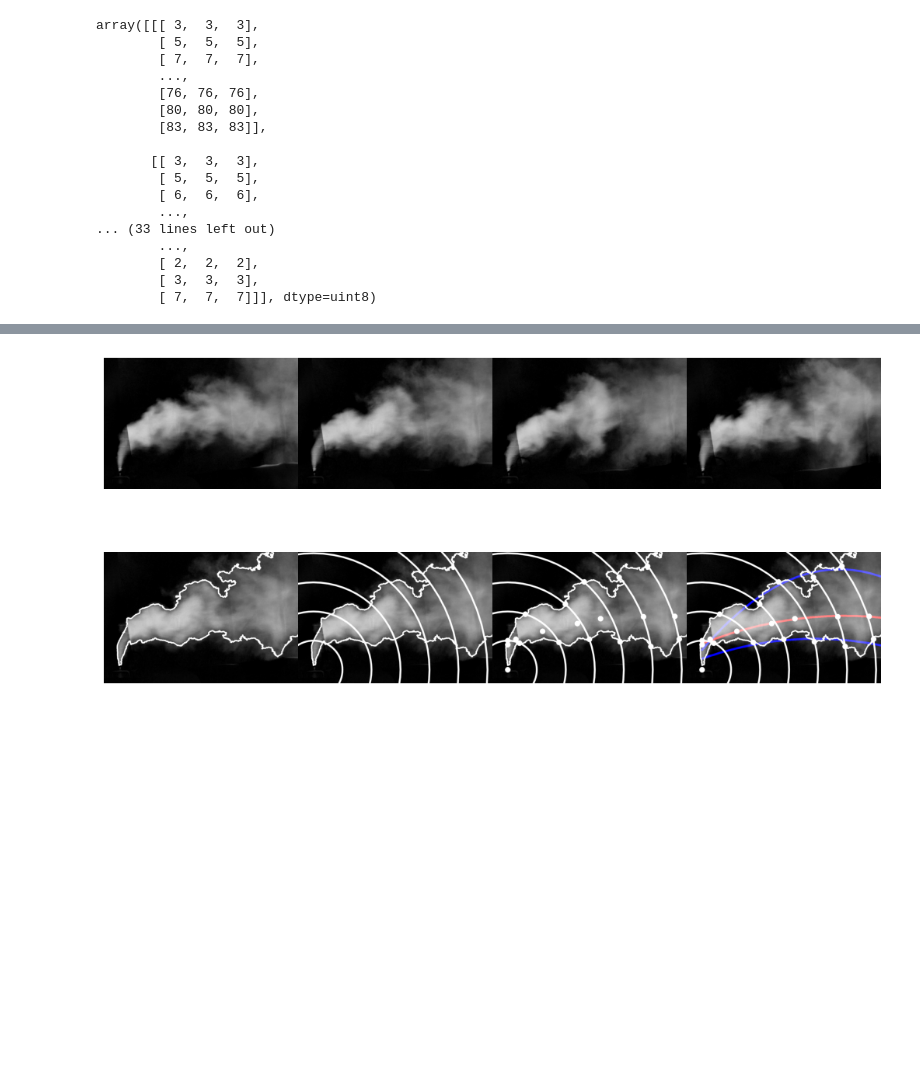
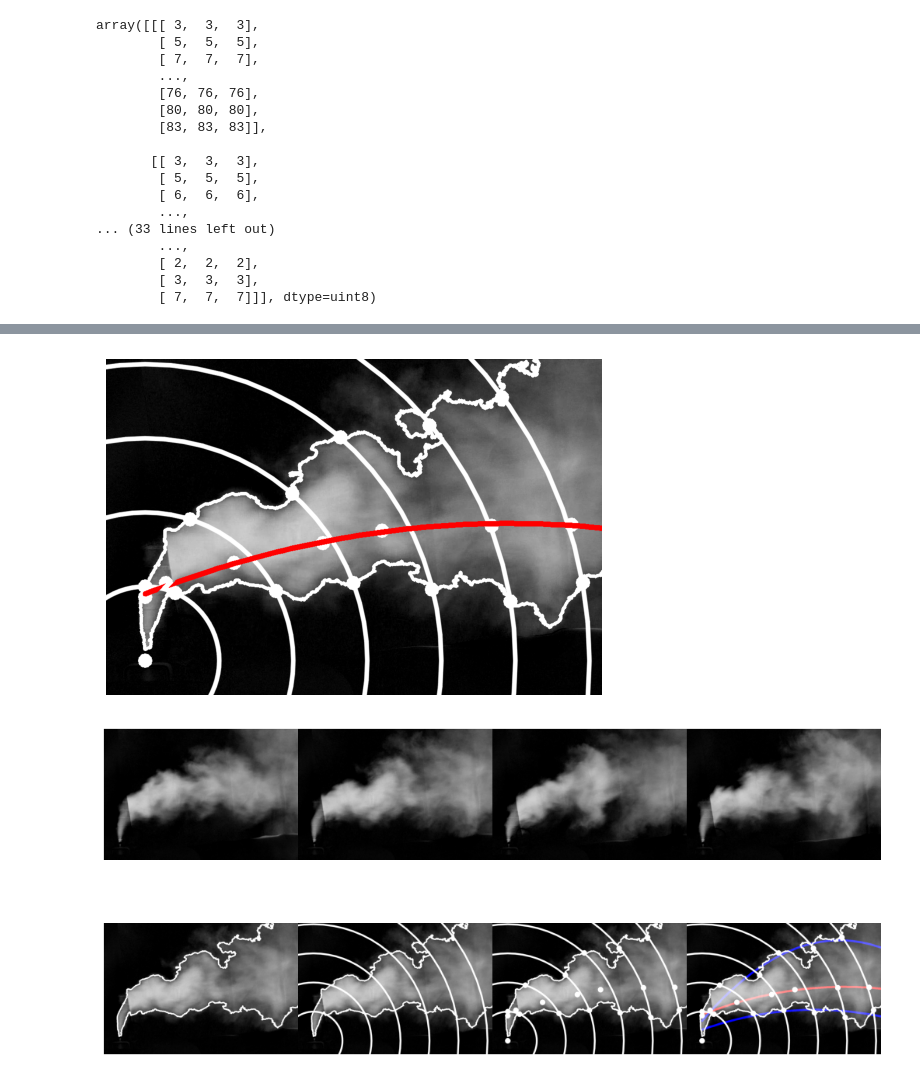
Before and after one commit to MalachiteWind/ROM-Plumes-Experiments, a Jupyter notebook: figures.ipynb, the cells around one changed output, grey strips where cells are left out. Cells and saved outputs as stored; diff of their text form; code cells hidden in the pictures; blank space fills up the shorter version.

```diff
--- a/figures.ipynb
+++ b/figures.ipynb
@@ -502,3 +511,12 @@ plt.show()
+# %%
+copy_frame = np.copy(new_frame)
+mask = np.nonzero(red_frame)
+copy_frame[mask[:2]]=0
+plt.imshow(copy_frame+red_frame)
+plt.axis('off')
+plt.show()
+# %% [output]
+[figure, added]
 # %%
 # Generate all figures to plot
 first_row = []
```
Also changed, not shown: parts of 3 cells of this notebook.
